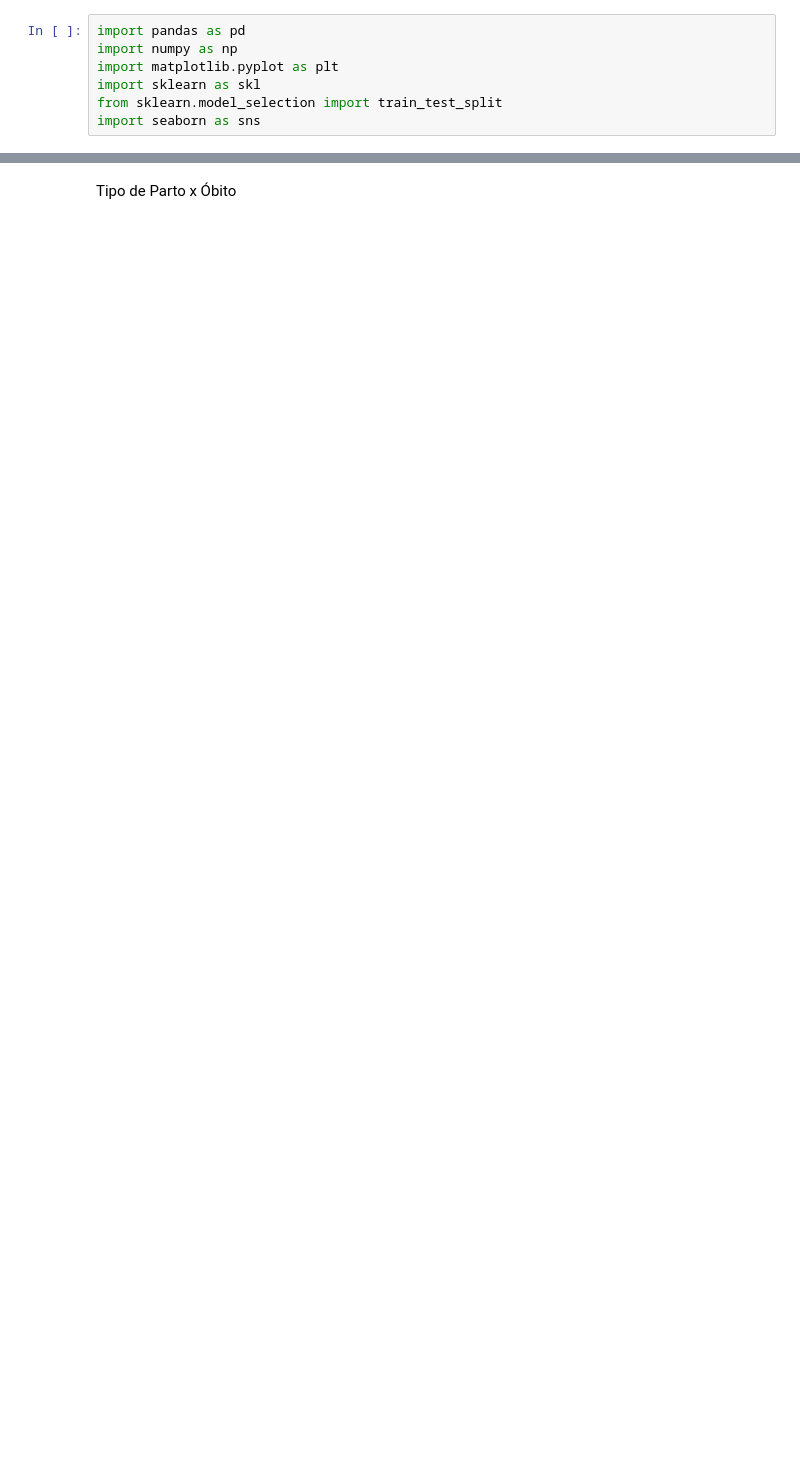
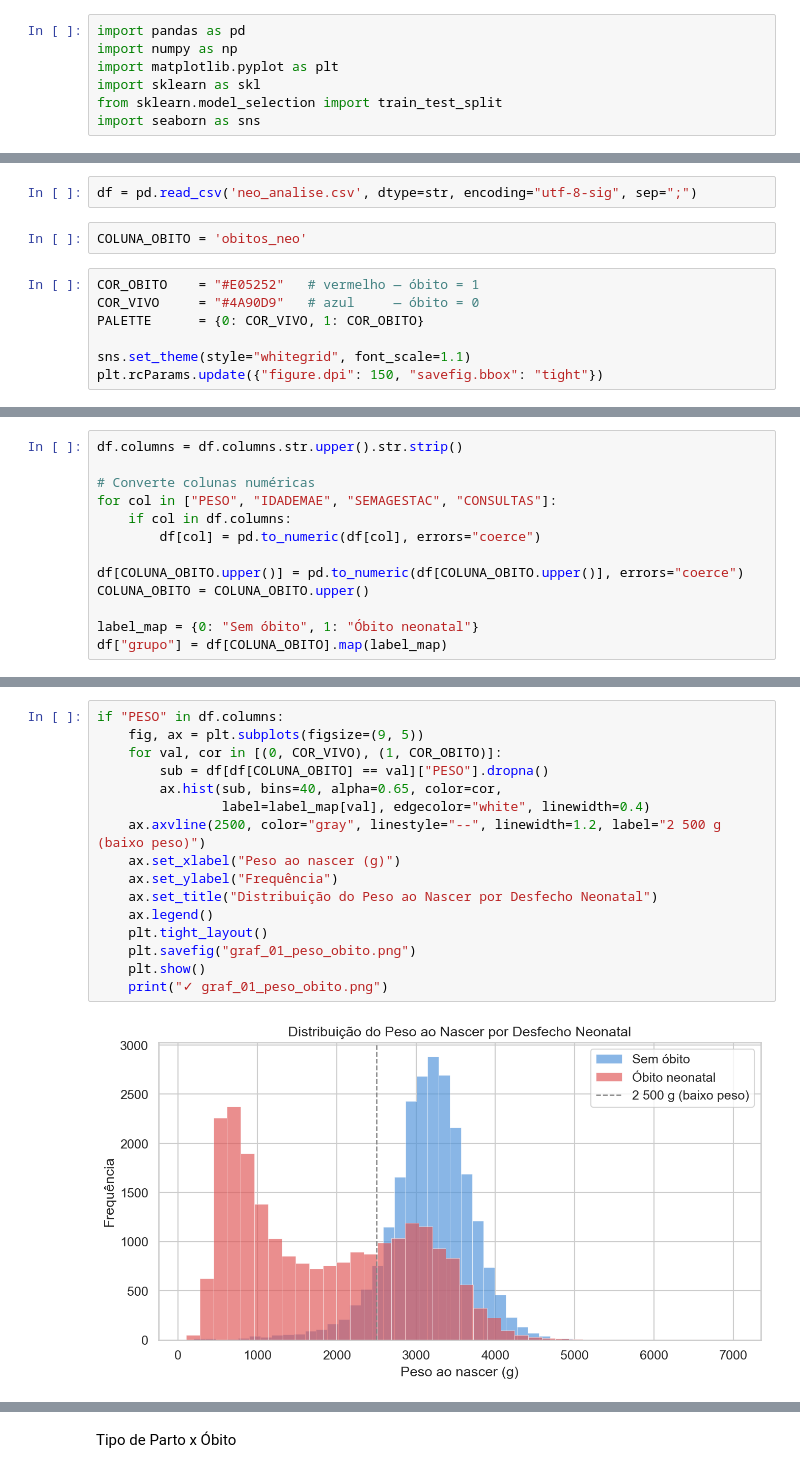
Before and after one commit to juliamssilva/neopredict, a Jupyter notebook: data.ipynb, the cells around one changed output, grey strips where cells are left out. Drawn from its saved outputs; the diff is of its cells as text; blank space fills up the shorter version.

```diff
--- a/data.ipynb
+++ b/data.ipynb
@@ -376,0 +23,11 @@ plt.show()
+# %%
+df = pd.read_csv('neo_analise.csv', dtype=str, encoding="utf-8-sig", sep=";")
+# %%
+COLUNA_OBITO = 'obitos_neo'
+# %%
+COR_OBITO    = "#E05252"   # vermelho — óbito = 1
+COR_VIVO     = "#4A90D9"   # azul     — óbito = 0
+PALETTE      = {0: COR_VIVO, 1: COR_OBITO}
+
+sns.set_theme(style="whitegrid", font_scale=1.1)
+plt.rcParams.update({"figure.dpi": 150, "savefig.bbox": "tight"})
@@ -376,0 +36,13 @@ plt.show()
+# %%
+df.columns = df.columns.str.upper().str.strip()
+
+# Converte colunas numéricas
+for col in ["PESO", "IDADEMAE", "SEMAGESTAC", "CONSULTAS"]:
+    if col in df.columns:
+        df[col] = pd.to_numeric(df[col], errors="coerce")
+
+df[COLUNA_OBITO.upper()] = pd.to_numeric(df[COLUNA_OBITO.upper()], errors="coerce")
+COLUNA_OBITO = COLUNA_OBITO.upper()
+
+label_map = {0: "Sem óbito", 1: "Óbito neonatal"}
+df["grupo"] = df[COLUNA_OBITO].map(label_map)
@@ -376,0 +53,18 @@ plt.show()
+# %%
+if "PESO" in df.columns:
+    fig, ax = plt.subplots(figsize=(9, 5))
+    for val, cor in [(0, COR_VIVO), (1, COR_OBITO)]:
+        sub = df[df[COLUNA_OBITO] == val]["PESO"].dropna()
+        ax.hist(sub, bins=40, alpha=0.65, color=cor,
+                label=label_map[val], edgecolor="white", linewidth=0.4)
+    ax.axvline(2500, color="gray", linestyle="--", linewidth=1.2, label="2 500 g (baixo peso)")
+    ax.set_xlabel("Peso ao nascer (g)")
+    ax.set_ylabel("Frequência")
+    ax.set_title("Distribuição do Peso ao Nascer por Desfecho Neonatal")
+    ax.legend()
+    plt.tight_layout()
+    plt.savefig("graf_01_peso_obito.png")
+    plt.show()
+    print("✓ graf_01_peso_obito.png")
+# %% [output]
+[figure, added]
```
Also changed, not shown: parts of 70 cells of this notebook, 9 other files.
